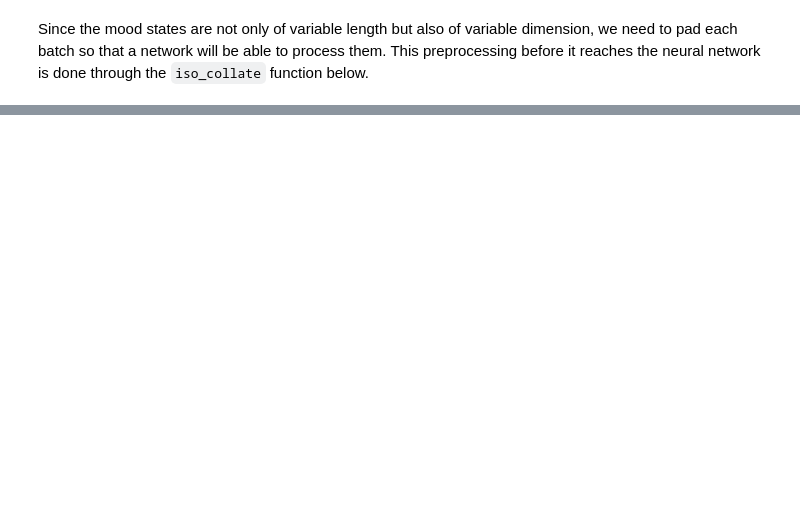
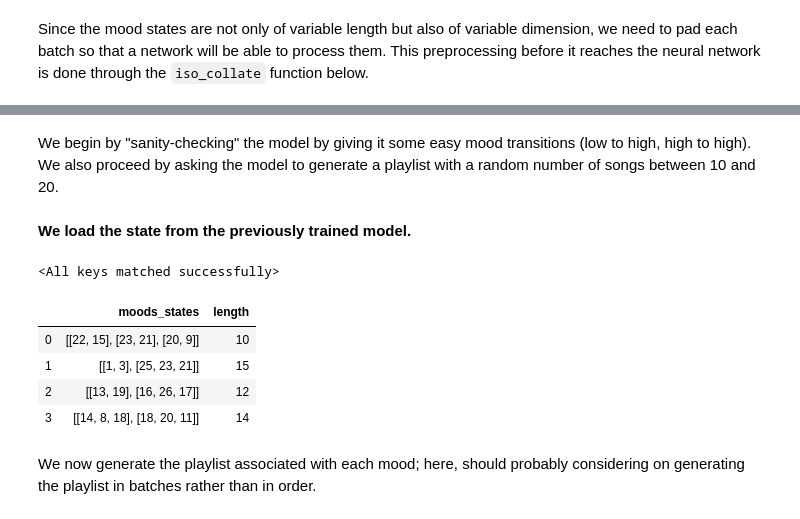
Before and after one commit to alansun17904/iso-based-playlist-generation, a Jupyter notebook: ISO-Based Deep Learning Using LSTMs.ipynb, the cells around one changed output, grey strips where cells are left out. Drawn from its saved outputs; the diff is of its cells as text; code cells hidden in the pictures; blank space fills up the shorter version.

Commit message:
Working model with user preference consideration as well as added complex to avoid recommendation sinks and peaks.

```diff
--- a/ISO-Based Deep Learning Using LSTMs.ipynb
+++ b/ISO-Based Deep Learning Using LSTMs.ipynb
@@ -331,0 +659,27 @@ TPU available: False, using: 0 TPU cores
+# %% [markdown]
+We begin by "sanity-checking" the model by giving it some easy mood transitions (low to high, high to high). We also proceed by asking the model to generate a playlist with a random number of songs between 10 and 20.
+# %% [markdown]
+**We load the state from the previously trained model.**
+# %%
+model = Model(tokenizer=tokenizer, embed_dim=64, hidden_dim=256,
+              dropout=0.2, lr=1e-3, weight_decay=1e-6, )
+model.load_state_dict(torch.load('models/baseline-8-3.pth'))
+# %% [output]
+<All keys matched successfully>
+# %%
+moods = [[['sad', 'lonely'], ['serene', 'relaxed'], ['powerful', 'energetic']],
+         [['agitated', 'angry'], ['soothed', 'serene', 'relaxed']],
+         [['irritated', 'nervous'], ['meditative', 'tender', 'melancholic']],
+         [['joyful', 'dreamy', 'motivated'], ['motivated', 'powerful', 'happy']]]
+# %%
+mood_states = [json.dumps(tokenizer.moods_to_token(v)) for v in moods]
+rows = [[v, random.randint(10, 20)] for v in mood_states]
+# %%
+dtf = pd.DataFrame(rows, columns=['moods_states', 'length'])
+dtf
+# %% [output]
+|  | moods_states | length |
+| 0 | [[22, 15], [23, 21], [20, 9]] | 10 |
+| 1 | [[1, 3], [25, 23, 21]] | 15 |
+| 2 | [[13, 19], [16, 26, 17]] | 12 |
+| 3 | [[14, 8, 18], [18, 20, 11]] | 14 |
@@ -331,0 +692,2 @@ TPU available: False, using: 0 TPU cores
+# %% [markdown]
+We now generate the playlist associated with each mood; here, should probably considering on generating the playlist in batches rather than in order.
```
Also changed, not shown: parts of 39 cells of this notebook, 21 other files.
